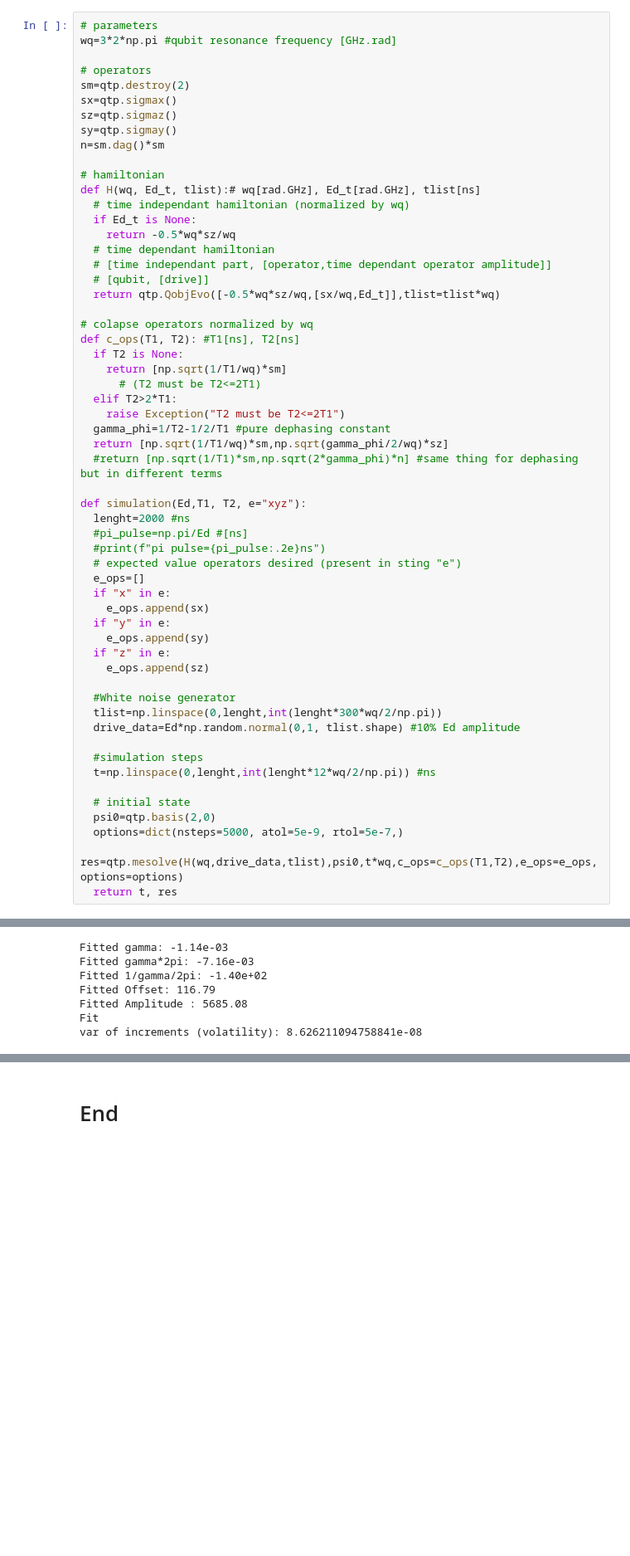
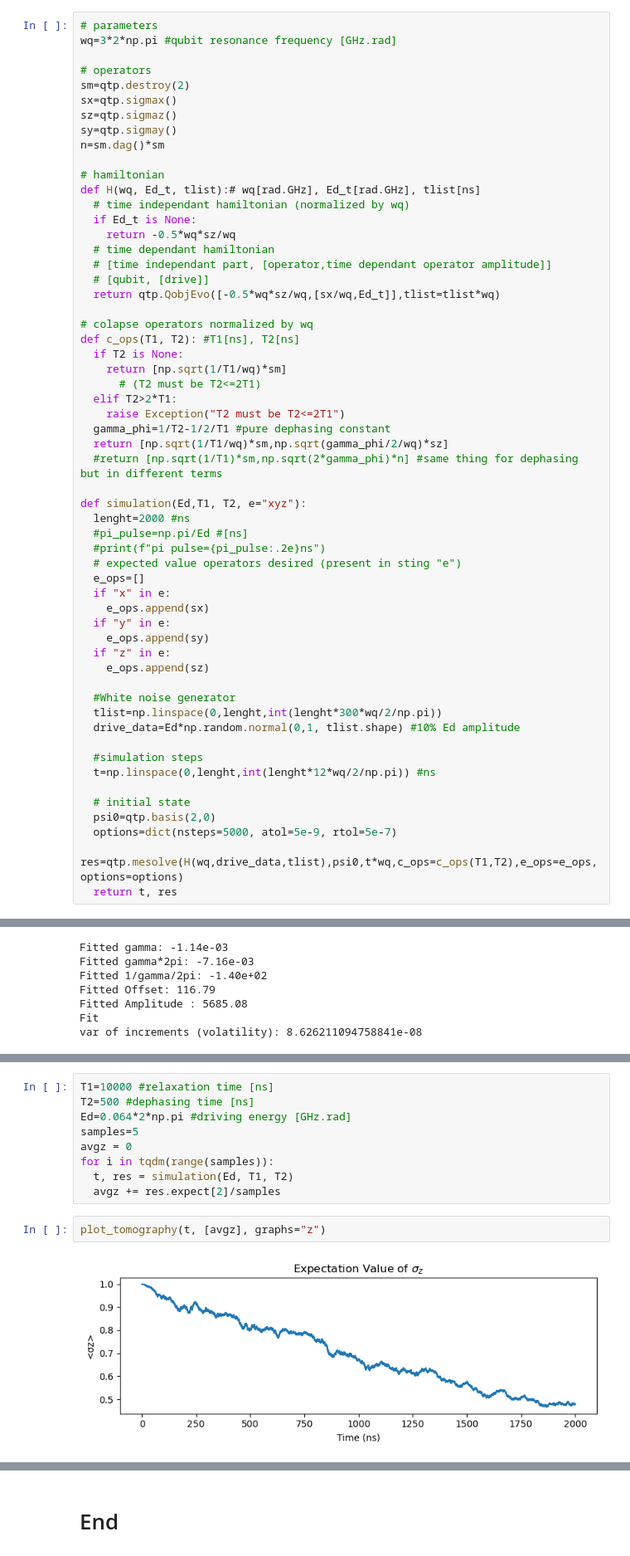
Before and after one commit to Danielgb23/superconducting_qubit_3, a Jupyter notebook: lorentzian_white_noise.ipynb, the cells around one changed output, grey strips where cells are left out. Shown at 83% size. Saved outputs shown, nothing was run; the diff lists cells and outputs as text; blank space fills up the shorter version.

```diff
--- a/lorentzian_white_noise.ipynb
+++ b/lorentzian_white_noise.ipynb
@@ -80,7 +80,7 @@ def simulation(Ed,T1, T2, e="xyz"):
 
   # initial state
   psi0=qtp.basis(2,0)
-  options=dict(nsteps=5000, atol=5e-9, rtol=5e-7,)
+  options=dict(nsteps=5000, atol=5e-9, rtol=5e-7)
   res=qtp.mesolve(H(wq,drive_data,tlist),psi0,t*wq,c_ops=c_ops(T1,T2),e_ops=e_ops,options=options)
   return t, res
 # %% [markdown]
@@ -615,0 +618,13 @@ var of increments (volatility): 8.626211094758841e-08
+# %%
+T1=10000 #relaxation time [ns]
+T2=500 #dephasing time [ns]
+Ed=0.064*2*np.pi #driving energy [GHz.rad]
+samples=5
+avgz = 0
+for i in tqdm(range(samples)):
+  t, res = simulation(Ed, T1, T2)
+  avgz += res.expect[2]/samples
+# %%
+plot_tomography(t, [avgz], graphs="z")
+# %% [output]
+[figure, added]
```
Also changed, not shown: parts of 17 cells of this notebook.
